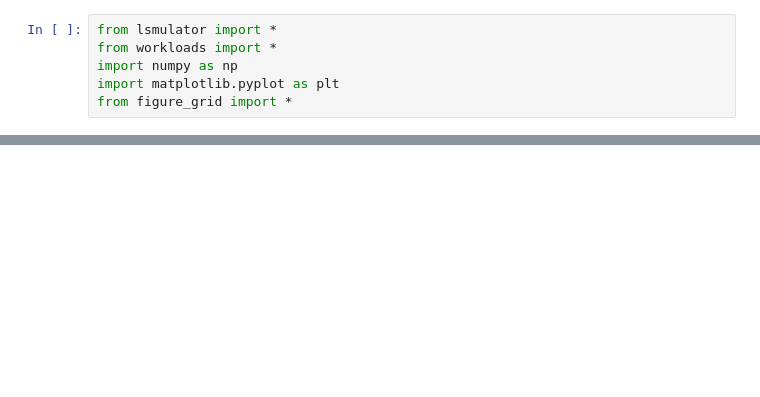
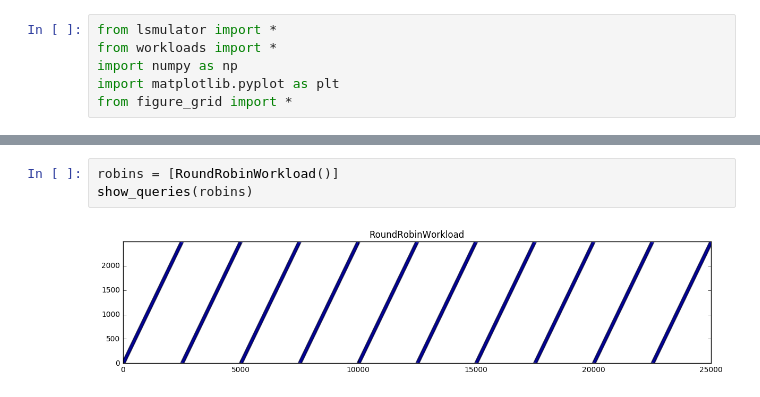
Before and after one commit to asross/cs265, a Jupyter notebook: simulations/lsemulation.ipynb, the cells around one changed output, grey strips where cells are left out. Drawn from its saved outputs; the diff is of its cells as text; blank space fills up the shorter version.

```diff
--- a/simulations/lsemulation.ipynb
+++ b/simulations/lsemulation.ipynb
@@ -9,0 +51,5 @@ workloads = [wlk().generate() for wlk in workload_classes]
+# %%
+robins = [RoundRobinWorkload()]
+show_queries(robins)
+# %% [output]
+[figure, added]
```
Also changed, not shown: parts of 16 cells of this notebook, 2 other files.
